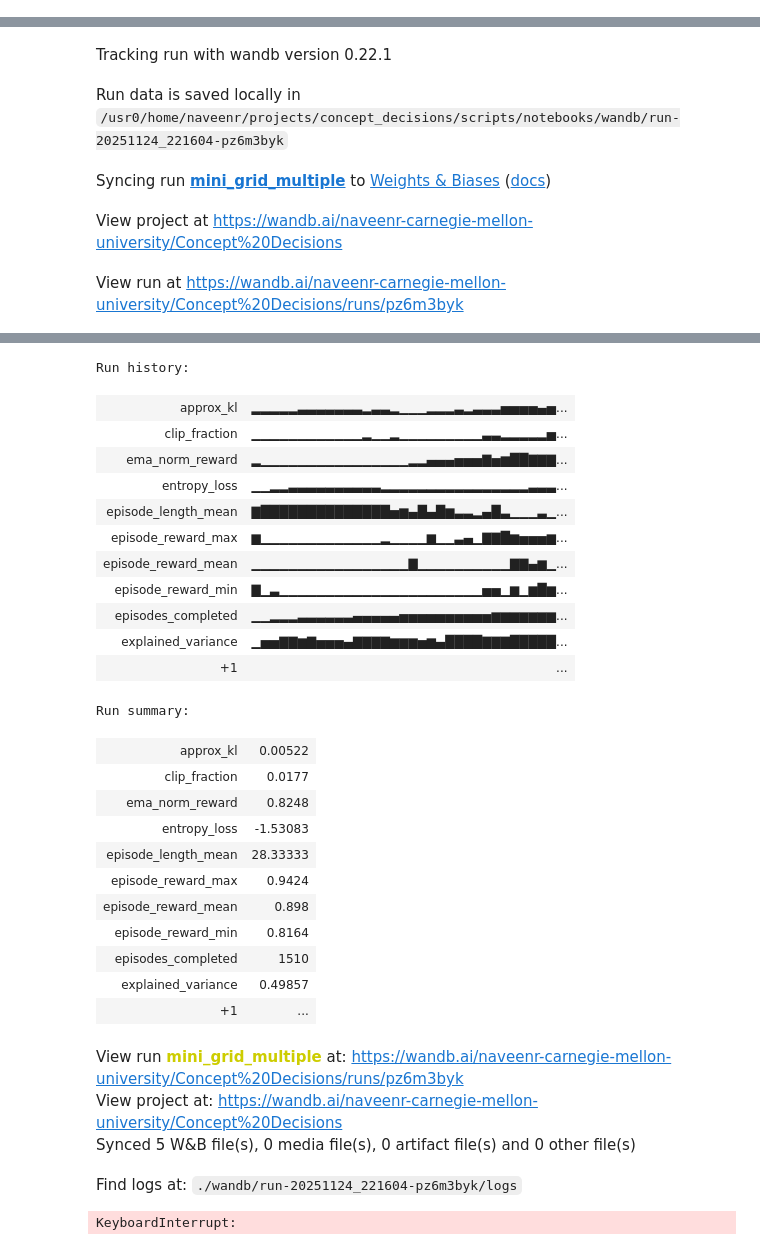
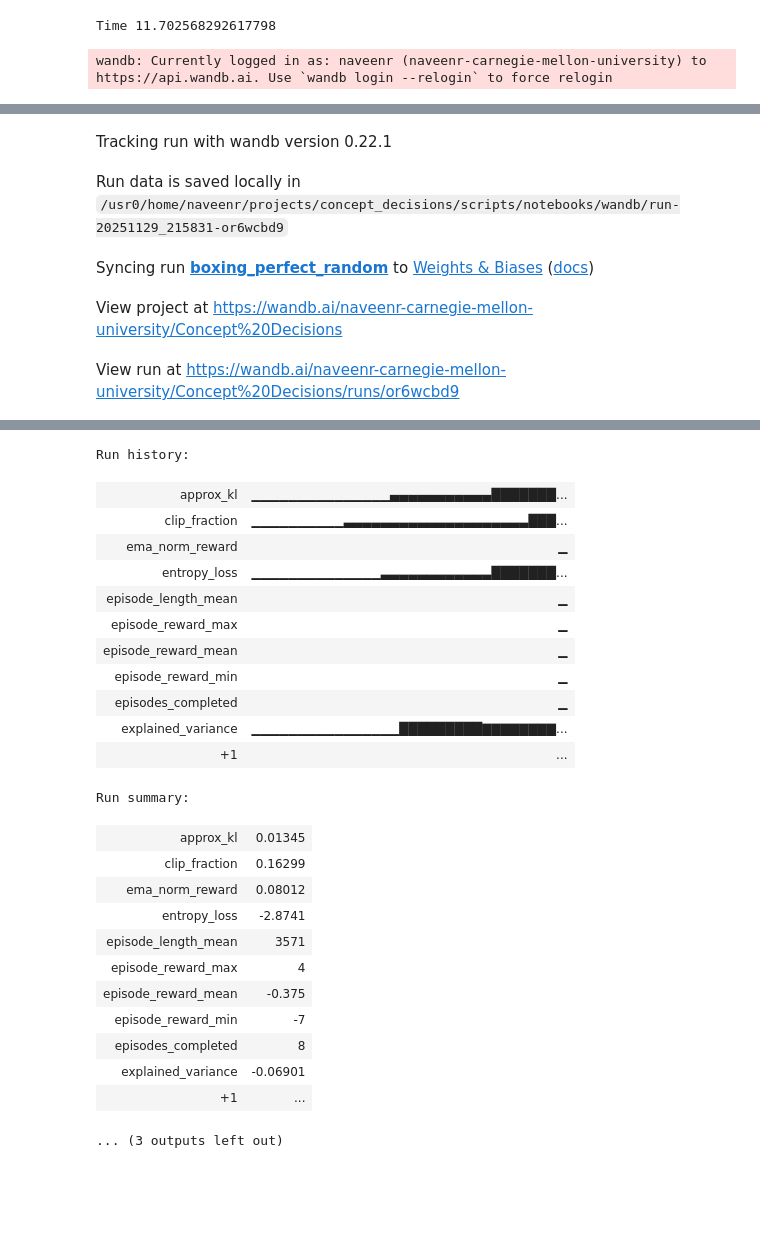
Before and after one commit to naveenr414/concept_decisions, a Jupyter notebook: scripts/notebooks/Scratch Space.ipynb, the cells around one changed output, grey strips where cells are left out. Drawn from its saved outputs; the diff is of its cells as text; code cells hidden in the pictures; blank space fills up the shorter version.

Commit message:
Created scripts to run multiple seeds with all results

```diff
--- a/scripts/notebooks/Scratch Space.ipynb
+++ b/scripts/notebooks/Scratch Space.ipynb
@@ -279,5 +124,0 @@ intevrvention_prob = 0.5
-# %%
-two_stage_env, two_stage_gym_env, additional_info = get_environment(environment_string,subset_concept,seed,fast_predictor=concept_predictor,use_processed=True,concept_idx=idx,intervention_prob=intevrvention_prob)
-model = train_ppo_model(two_stage_env,environment_string,policy="MlpPolicy",total_timesteps=250_000,custom_name="cart_pole_test")
-performance = evaluate_model(environment_string,two_stage_gym_env,additional_info,model,seed,max_steps=25_000)
-performance
@@ -419,4 +124,0 @@ Optimizing
-# %%
-two_stage_env, two_stage_gym_env, additional_info = get_environment(environment_string,subset_concept,seed,fast_predictor=concept_predictor,use_processed=True,concept_idx=idx,intervention_prob=intervention_prob)
-# %%
-two_stage_env.intervene_concepts = [intervene_concepts[i] for i in idx]
@@ -425,41 +125,46 @@ two_stage_gym_env.intervene_concepts = [intervene_concepts[i] for i in idx]
+# %%
+if is_main:
+    start = time.time()
+    total_timesteps = 0
+    while total_timesteps <= 25_000:
+        two_stage_env.step([1 for i in range(8)])
+        total_timesteps += 8
+    print("Time {}".format(time.time()-start))
+# %% [output]
+Time 11.702568292617798
 # %%
-
-model = train_ppo_model(two_stage_env,environment_string,policy="MlpPolicy",total_timesteps=training_timesteps,custom_name="{}_multiple".format(environment_string))
-multiple_two_stage_reward = evaluate_model(environment_string,two_stage_gym_env,additional_info,model,seed)
+train_ppo_model(two_stage_env,environment_string,policy="MlpPolicy",total_timesteps=25_000,custom_name="{}_perfect_random".format(environment_string))
 # %% [output]
+wandb: Currently logged in as: naveenr (naveenr-carnegie-mellon-university) to https://api.wandb.ai. Use `wandb login --relogin` to force relogin
 [interactive output not drawn]
 Tracking run with wandb version 0.22.1
-Run data is saved locally in /usr0/home/naveenr/projects/concept_decisions/scripts/notebooks/wandb/run-20251124_221604-pz6m3byk
+Run data is saved locally in /usr0/home/naveenr/projects/concept_decisions/scripts/notebooks/wandb/run-20251129_215831-or6wcbd9
-Syncing run mini_grid_multiple to Weights & Biases (docs)
+Syncing run boxing_perfect_random to Weights & Biases (docs)
 View project at https://wandb.ai/naveenr-carnegie-mellon-university/Concept%20Decisions
-View run at https://wandb.ai/naveenr-carnegie-mellon-university/Concept%20Decisions/runs/pz6m3byk
+View run at https://wandb.ai/naveenr-carnegie-mellon-university/Concept%20Decisions/runs/or6wcbd9
 [interactive output not drawn]
-Run history:
+Run history:
-| approx_kl | ▂▂▂▂▂▃▃▃▃▃▃▃▂▃▃▂▁▁▁▂▂▂▃▂▃▃▃▅▅▅▅▄▅... |
-| clip_fraction | ▁▁▁▁▁▁▁▁▁▁▁▁▂▁▁▂▁▁▁▁▁▁▁▁▁▃▃▂▂▂▂▂▅... |
-| ema_norm_reward | ▂▁▁▁▁▁▁▁▁▁▁▁▁▁▁▁▁▂▂▄▄▄▅▅▅▇▅▆██▇▇▇... |
-| entropy_loss | ▁▁▂▂▃▃▃▃▃▃▃▃▃▃▂▂▂▂▂▂▂▂▂▂▂▂▂▂▂▂▃▃▃... |
-| episode_length_mean | ▇██████████████▅▆▄█▄█▆▃▃▂▄█▃▁▁▁▃▁... |
-| episode_reward_max | ▆▁▁▁▁▁▁▁▁▁▁▁▁▁▂▁▁▁▁▆▁▁▃▄▁▇▇█▆▅▅▅▆... |
-| episode_reward_mean | ▁▁▁▁▁▁▁▁▁▁▁▁▁▁▁▁▁▇▁▁▁▁▁▁▁▁▁▁▇▇▄▆▁... |
-| episode_reward_min | ▇▁▃▁▁▁▁▁▁▁▁▁▁▁▁▁▁▁▁▁▁▁▁▁▁▅▅▁▆▁▆█▆... |
-| episodes_completed | ▁▁▂▂▂▃▃▃▃▃▃▄▄▄▄▄▅▅▅▅▅▅▅▅▅▅▆▆▆▆▆▆▆... |
-| explained_variance | ▁▅▅▇▇▆▇▅▅▅▄▇▇▇▇▆▆▆▅▆▄████▇▇▇█████... |
+| approx_kl | ▁▁▁▁▁▁▁▁▁▁▁▁▁▁▁▄▄▄▄▄▄▄▄▄▄▄███████... |
+| clip_fraction | ▁▁▁▁▁▁▁▁▁▁▃▃▃▃▃▃▃▃▃▃▃▃▃▃▃▃▃▃▃▃███... |
+| ema_norm_reward | ▁ |
+| entropy_loss | ▁▁▁▁▁▁▁▁▁▁▁▁▁▁▃▃▃▃▃▃▃▃▃▃▃▃███████... |
+| episode_length_mean | ▁ |
+| episode_reward_max | ▁ |
+| episode_reward_mean | ▁ |
+| episode_reward_min | ▁ |
+| episodes_completed | ▁ |
+| explained_variance | ▁▁▁▁▁▁▁▁▁▁▁▁▁▁▁▁█████████▇▇▇▇▇▇▇▇... |
 | +1 | ... |
-Run summary:
+Run summary:
-| approx_kl | 0.00522 |
-| clip_fraction | 0.0177 |
-| ema_norm_reward | 0.8248 |
-| entropy_loss | -1.53083 |
-| episode_length_mean | 28.33333 |
-| episode_reward_max | 0.9424 |
-| episode_reward_mean | 0.898 |
-| episode_reward_min | 0.8164 |
-| episodes_completed | 1510 |
-| explained_variance | 0.49857 |
+| approx_kl | 0.01345 |
+| clip_fraction | 0.16299 |
+| ema_norm_reward | 0.08012 |
+| entropy_loss | -2.8741 |
+| episode_length_mean | 3571 |
+| episode_reward_max | 4 |
+| episode_reward_mean | -0.375 |
+| episode_reward_min | -7 |
+| episodes_completed | 8 |
+| explained_variance | -0.06901 |
 | +1 | ... |
-View run mini_grid_multiple at: https://wandb.ai/naveenr-carnegie-mellon-university/Concept%20Decisions/runs/pz6m3byk
-View project at: https://wandb.ai/naveenr-carnegie-mellon-university/Concept%20Decisions
-Synced 5 W&B file(s), 0 media file(s), 0 artifact file(s) and 0 other file(s)
-Find logs at: ./wandb/run-20251124_221604-pz6m3byk/logs
-KeyboardInterrupt:
+... (3 outputs left out)
```
Also changed, not shown: parts of 34 cells of this notebook, 19 other files.
